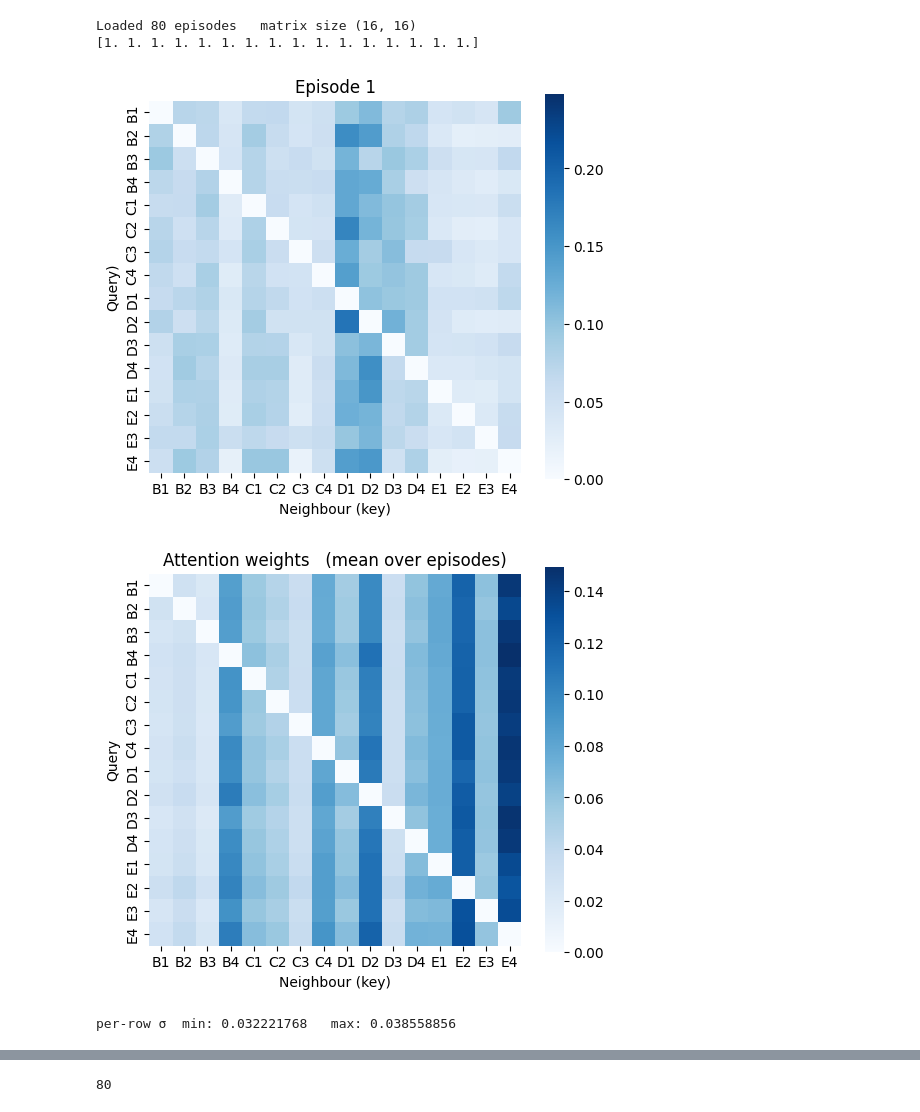
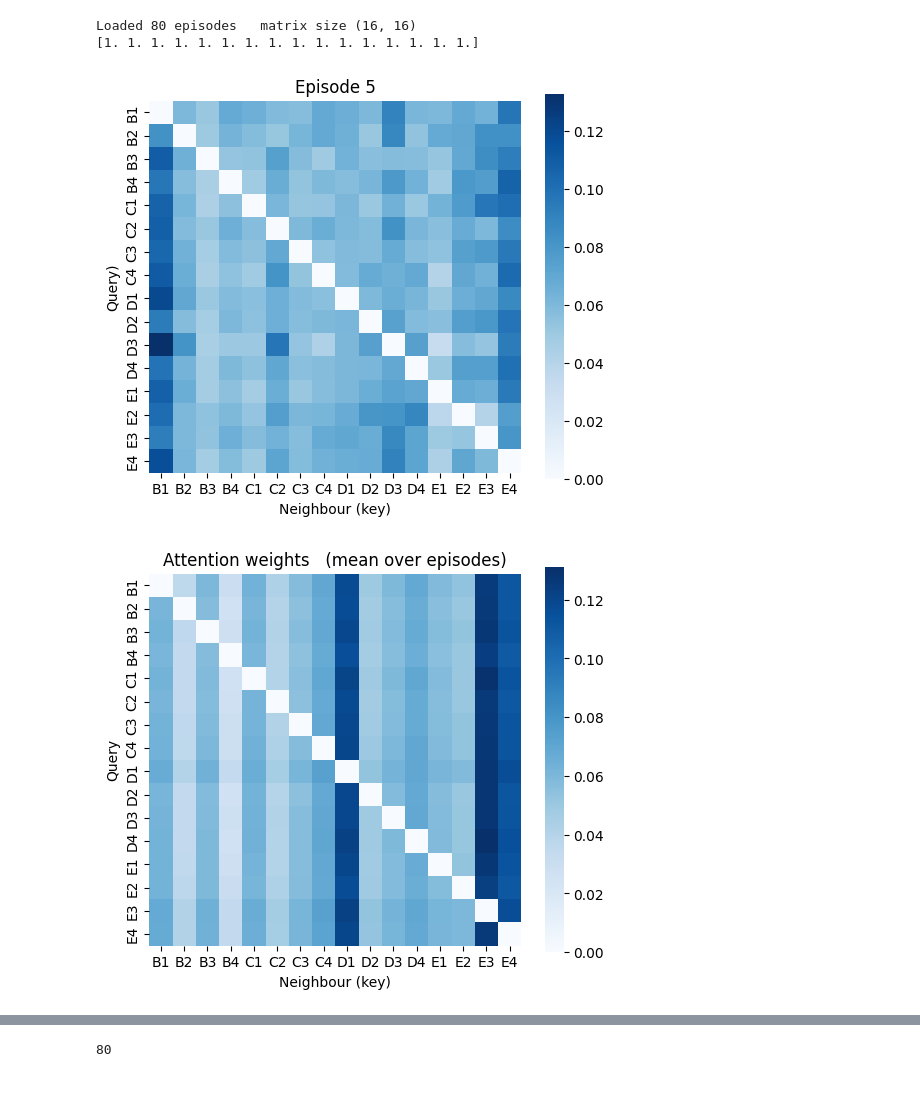
Before and after one commit to wissem18/MacLight, a Jupyter notebook: attention_analysis.ipynb, the cells around one changed output, grey strips where cells are left out. Drawn from its saved outputs; the diff is of its cells as text; code cells hidden in the pictures.

```diff
--- a/attention_analysis.ipynb
+++ b/attention_analysis.ipynb
@@ -10,7 +10,7 @@ AGENTS = ["B1","B2","B3","B4",
           "D1","D2","D3","D4",
           "E1","E2","E3","E4"]   # any 16-agent ordering you used
 # %%
-path = "ckpt/regular_normal/Ours_Attention/44_attn_per_episode.npy"
+path = "ckpt/regular_normal/Ours_Attention/42_attn_per_episode.npy"
 A = np.load(path)           # shape (E,16,16)
 print(f"Loaded {A.shape[0]} episodes   matrix size {A.shape[1:]}")
 # quick sanity-check: rows sum to 1 ?
@@ -20,16 +20,16 @@ Loaded 80 episodes   matrix size (16, 16)
 [1. 1. 1. 1. 1. 1. 1. 1. 1. 1. 1. 1. 1. 1. 1. 1.]
 # %%
 def show_heat(ep=0, cmap="Blues"):
-    sns.heatmap(A[ep], vmax=A.max(), vmin=0,
+    sns.heatmap(A[ep], vmax=A[ep].max(), vmin=A[ep].min(),
                 xticklabels=AGENTS, yticklabels=AGENTS,
                 cmap=cmap, square=True, cbar=True)
     plt.title(f"Episode {ep+1}")
     plt.ylabel("Query)"); plt.xlabel("Neighbour (key)")
     plt.show()
 
-show_heat(0)     # first episode
+show_heat(4)     # first episode
 # %% [output]
-[figure, old version]
+[figure, new version]
 # %%
 last_A = A[-1]         # (16,16)
 
@@ -39,12 +39,8 @@ sns.heatmap(last_A, vmax=last_A.max(), vmin=0,
 plt.title("Attention weights   (mean over episodes)")
 plt.ylabel("Query"); plt.xlabel("Neighbour (key)")
 plt.show()
-
-row_std = A[-1].std(axis=1)
-print("per-row σ  min:", row_std.min(), "  max:", row_std.max())
 # %% [output]
-[figure, old version]
+[figure, new version]
-per-row σ  min: 0.032221768   max: 0.038558856
 # %%
 k = 3
 rows = []
```
Also changed, not shown: parts of 3 cells of this notebook, 2 other files.
